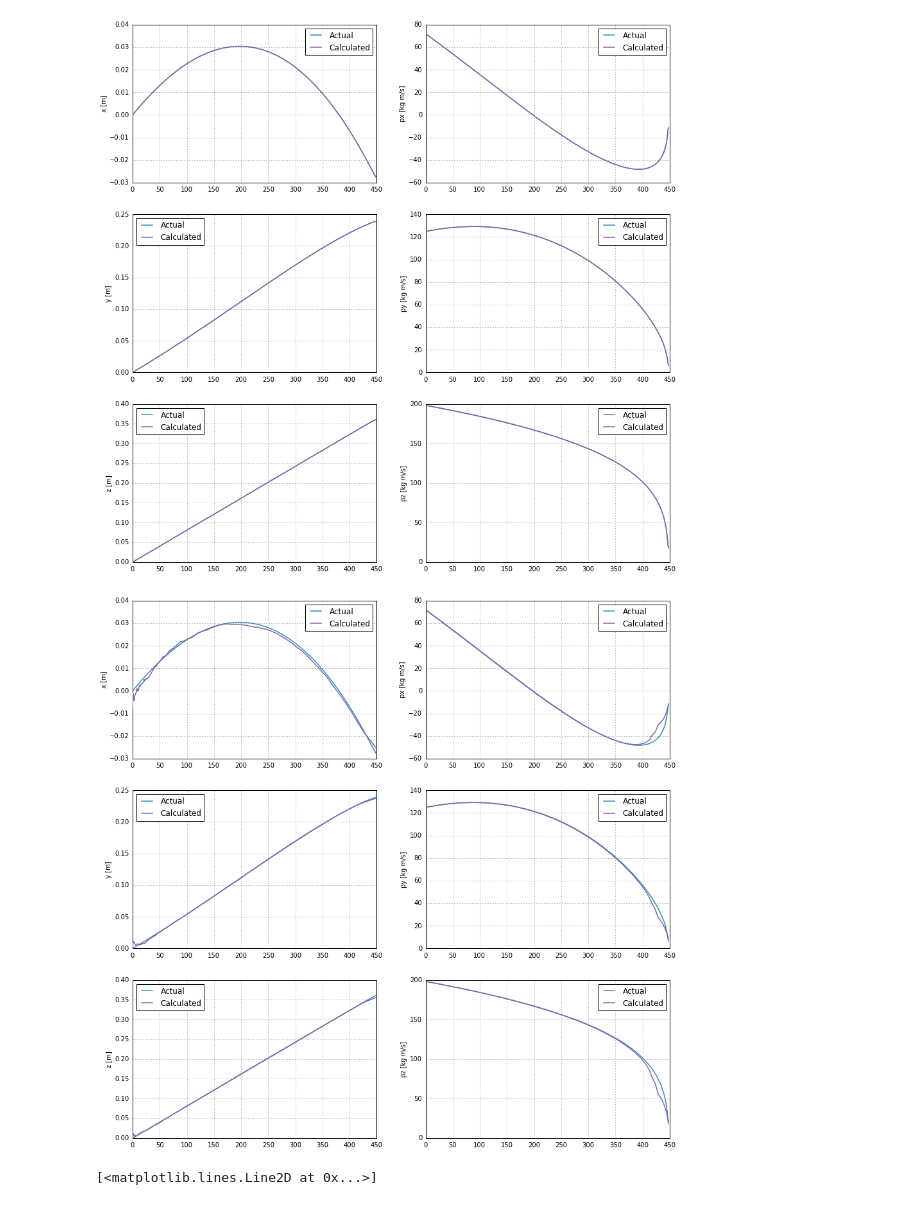
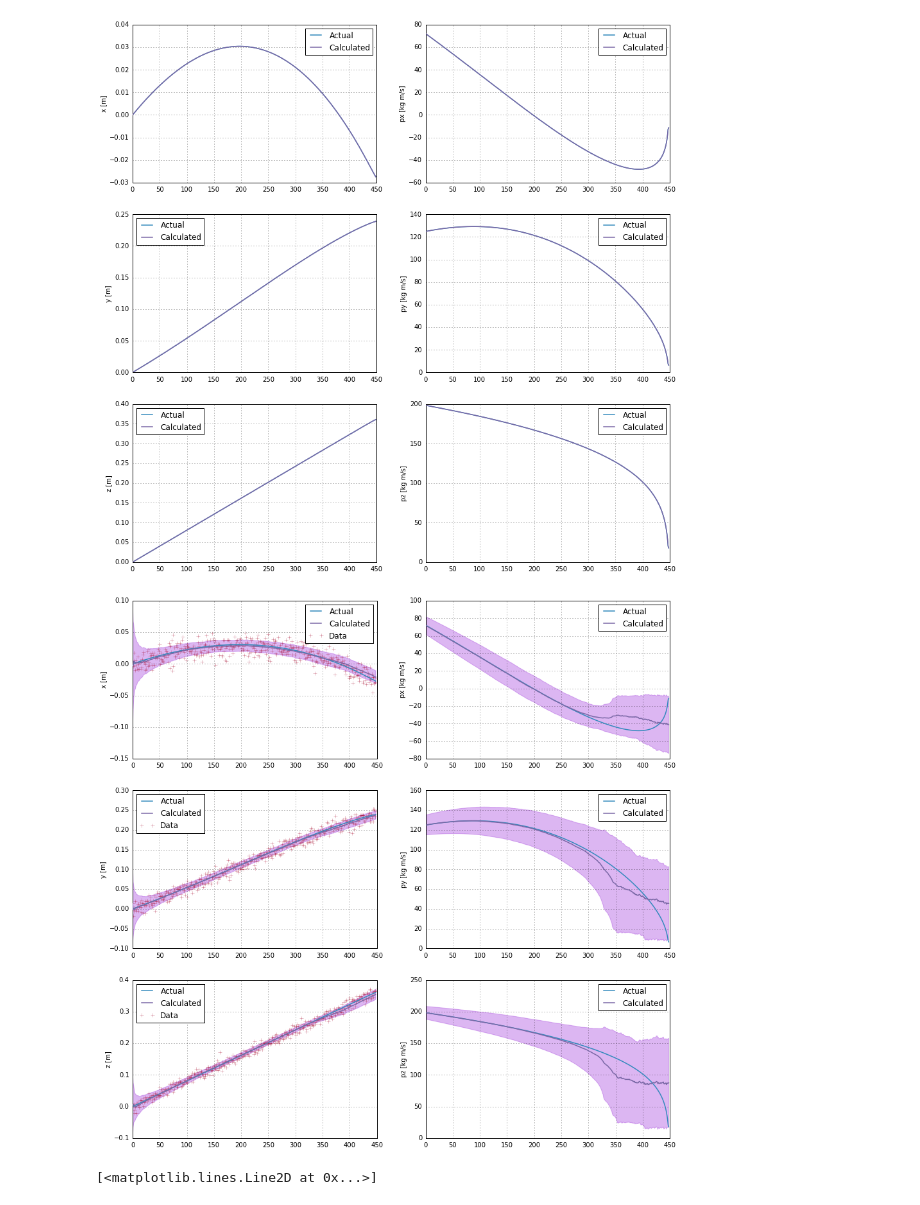
Before and after one commit to chchen123/pytpc, a Jupyter notebook: KalmanFilter.ipynb, the cells around one changed output. Cells and saved outputs as stored; diff of their text form; code cells hidden in the pictures.

Commit message:
Changes to plotting function in KalmanFilter notebook.

```diff
--- a/KalmanFilter.ipynb
+++ b/KalmanFilter.ipynb
@@ -51,7 +51,7 @@ xyax.set_aspect('equal')
 #sv = numpy.vstack((pos.T, en, azi, pol)).T
 sv = numpy.hstack((pos, mom))
 # %%
-def state_vector_plots(sv, sv2=None, data=None):
+def state_vector_plots(sv, sv2=None, data=None, covar=None):
     fig, ax = plt.subplots(3, 2)
     fig.set_figheight(15)
     fig.set_figwidth(15)
@@ -72,12 +72,23 @@ def state_vector_plots(sv, sv2=None, data=None):
         ax[2,1].plot(sv2[:,5], label='Calculated', zorder=3)
 
     if data is not None:
-        ax[0,0].plot(data[:,0], '+', label='Data', zorder=1)
-        ax[1,0].plot(data[:,1], '+', label='Data', zorder=1)
-        ax[2,0].plot(data[:,2], '+', label='Data', zorder=1)
+        ax[0,0].plot(data[:,0], '+', label='Data', zorder=1, alpha=0.5)
+        ax[1,0].plot(data[:,1], '+', label='Data', zorder=1, alpha=0.5)
+        ax[2,0].plot(data[:,2], '+', label='Data', zorder=1, alpha=0.5)
 #         ax[0,1].plot(data[:,3], '+', label='Data', zorder=1)
 #         ax[1,1].plot(data[:,4], '+', label='Data', zorder=1)
 #         ax[2,1].plot(data[:,5], '+', label='Data', zorder=1)
+
+    if covar is not None:
+        ubd = sv2 + numpy.sqrt(numpy.diagonal(covar, axis1=1, axis2=2))
+        lbd = sv2 - numpy.sqrt(numpy.diagonal(covar, axis1=1, axis2=2))
+        xs = range(len(ubd))
+        ax[0,0].fill_between(xs, ubd[:,0], lbd[:,0], color='#8D0FD6', alpha=0.3, zorder=0)
+        ax[1,0].fill_between(xs, ubd[:,1], lbd[:,1], color='#8D0FD6', alpha=0.3, zorder=0)
+        ax[2,0].fill_between(xs, ubd[:,2], lbd[:,2], color='#8D0FD6', alpha=0.3, zorder=0)
+        ax[0,1].fill_between(xs, ubd[:,3], lbd[:,3], color='#8D0FD6', alpha=0.3, zorder=0)
+        ax[1,1].fill_between(xs, ubd[:,4], lbd[:,4], color='#8D0FD6', alpha=0.3, zorder=0)
+        ax[2,1].fill_between(xs, ubd[:,5], lbd[:,5], color='#8D0FD6', alpha=0.3, zorder=0)
 
     ax[0,0].set_ylabel('x [m]')
     ax[0,0].legend(loc='best')
@@ -117,18 +128,19 @@ sm = savgol_filter(meas_pos, 201, 2, axis=0)
 dfs = numpy.diff(sm, axis=0)
 meas = numpy.hstack((meas_pos[1:], dfs))
 # %%
+%%prun
 tr = tracking.Tracker(pt, g, efield, bfield, sv[0])
 tr.kfilter._dt = 5e-11
-tr.kfilter.Q = numpy.diag((1e-6, 1e-6, 1e-6, 0.1, 0.1, 0.1))**2  # Process
+tr.kfilter.Q = numpy.diag((1e-4, 1e-4, 1e-4, 1, 1, 1))**2  # Process
 tr.kfilter.R = numpy.eye(tr.kfilter._dim_z) * 1e-2  # Measurement
 #tr.kfilter.x = numpy.array([0, 0, 0, 20, 20, 10])
-tr.kfilter.P = numpy.eye(tr.kfilter._dim_x) * 10
+tr.kfilter.P = numpy.eye(tr.kfilter._dim_x) * 100
 res, covar = tr.track(meas_pos)
-sm_res, sm_covar, sm_gain = tr.kfilter.rts_smoother(res, covar)
+#sm_res, sm_covar, sm_gain = tr.kfilter.rts_smoother(res, covar)
 # %%
-state_vector_plots(sv, res)
+state_vector_plots(sv, res, data=meas_pos, covar=covar)
 # %% [output]
-[figure, old version]
+[figure, new version]
 # %%
 exp_en = numpy.sqrt(numpy.linalg.norm(res[:, 3:6], axis=1)**2 + pt.mass**2) - pt.mass
 plt.plot(en * 4)
```
Also changed, not shown: parts of 3 cells of this notebook.
